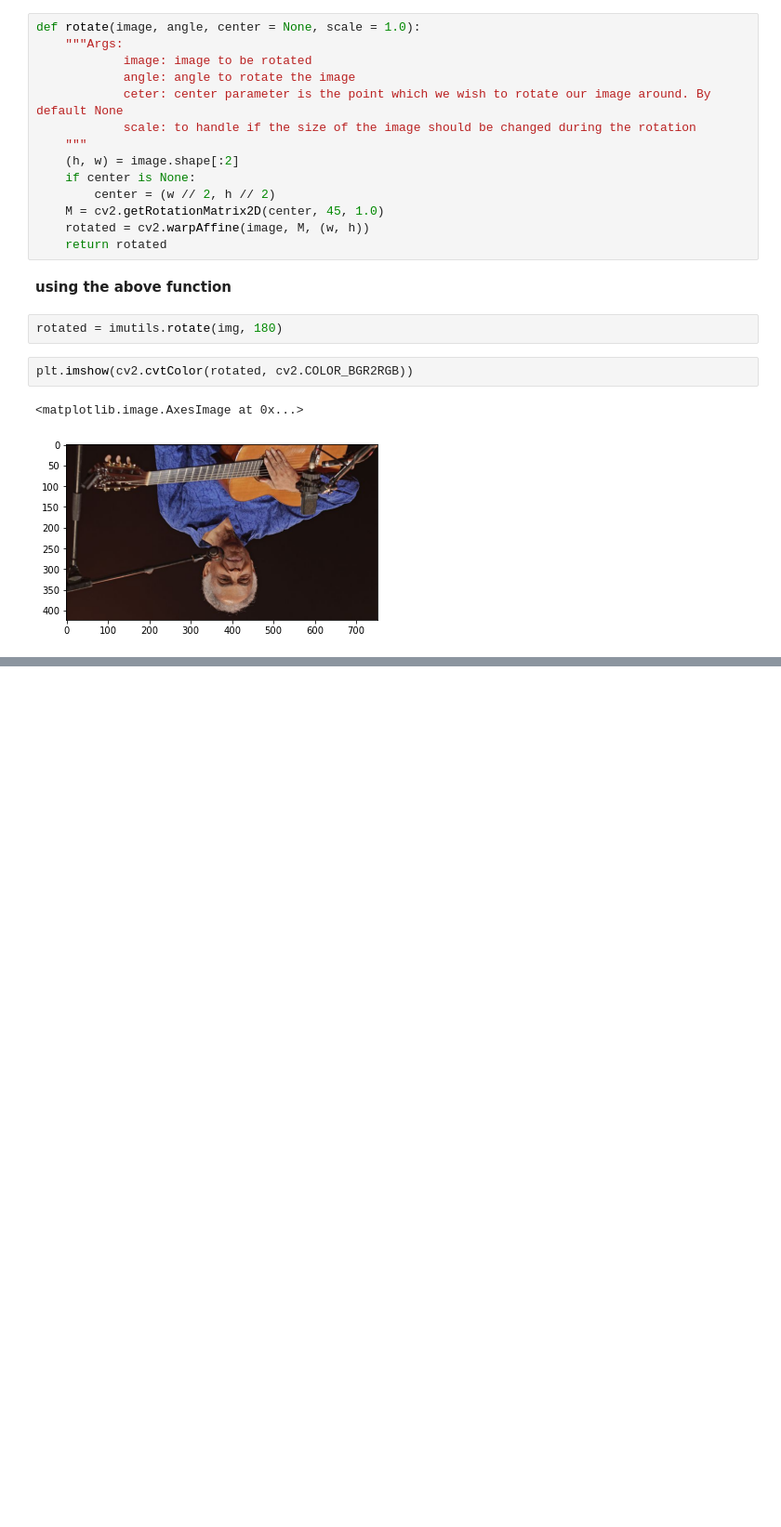
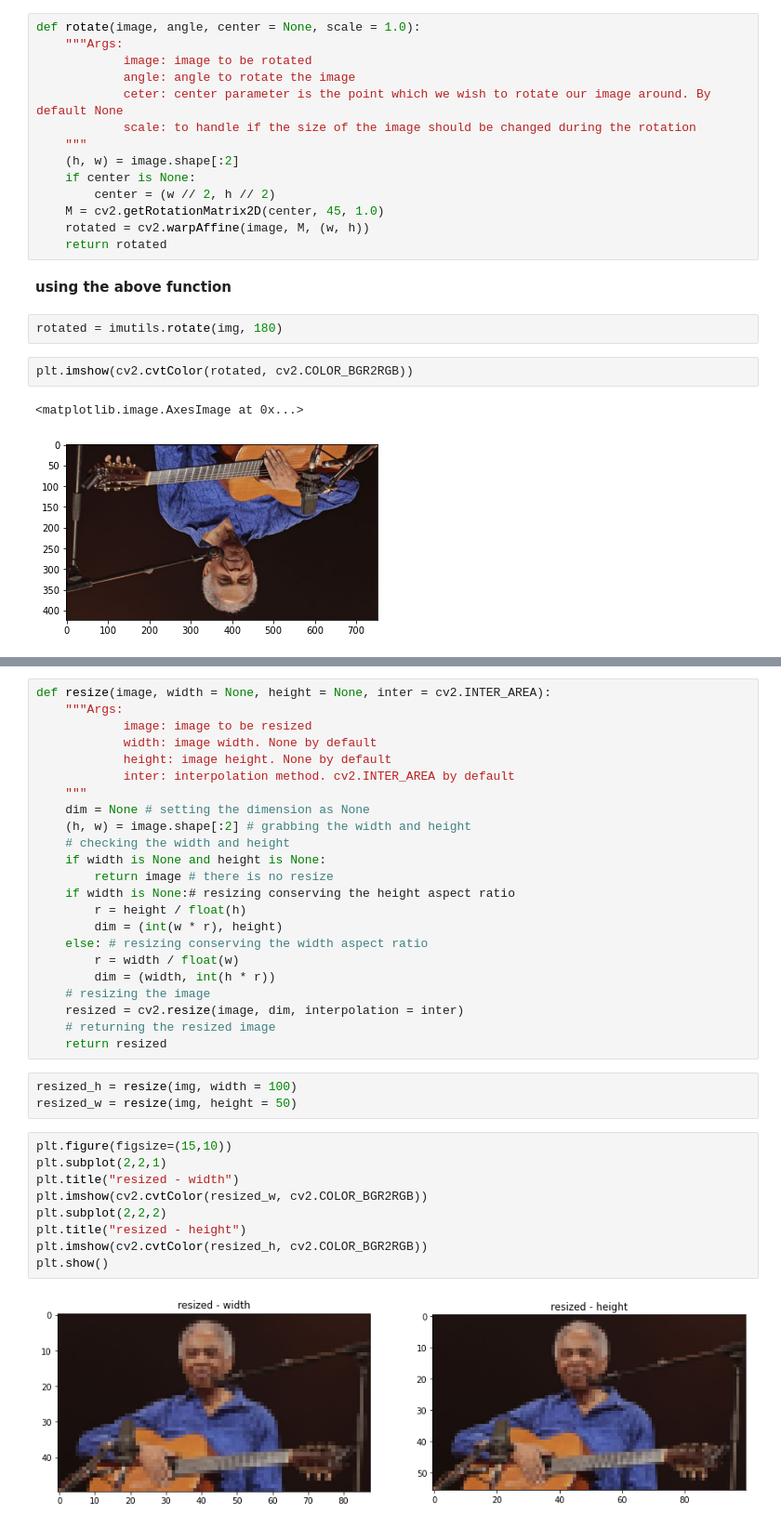
Before and after one commit to IgorMeloS/OpenCV_Training, a Jupyter notebook: OpenCV/1 - Basics OpenCV/image_transformation.ipynb, the cells around one changed output, grey strips where cells are left out. Shown at 93% size. Saved outputs shown, nothing was run; the diff lists cells and outputs as text; blank space fills up the shorter version.

```diff
--- a/OpenCV/1 - Basics OpenCV/image_transformation.ipynb
+++ b/OpenCV/1 - Basics OpenCV/image_transformation.ipynb
@@ -127,0 +177,37 @@ plt.imshow(cv2.cvtColor(rotated, cv2.COLOR_BGR2RGB))
+# %%
+def resize(image, width = None, height = None, inter = cv2.INTER_AREA):
+    """Args:
+            image: image to be resized
+            width: image width. None by default
+            height: image height. None by default
+            inter: interpolation method. cv2.INTER_AREA by default
+    """
+    dim = None # setting the dimension as None
+    (h, w) = image.shape[:2] # grabbing the width and height
+    # checking the width and height
+    if width is None and height is None:
+        return image # there is no resize
+    if width is None:# resizing conserving the height aspect ratio
+        r = height / float(h)
+        dim = (int(w * r), height)
+    else: # resizing conserving the width aspect ratio
+        r = width / float(w)
+        dim = (width, int(h * r))
+    # resizing the image
+    resized = cv2.resize(image, dim, interpolation = inter)
+    # returning the resized image
+    return resized
+# %%
+resized_h = resize(img, width = 100)
+resized_w = resize(img, height = 50)
+# %%
+plt.figure(figsize=(15,10))
+plt.subplot(2,2,1)
+plt.title("resized - width")
+plt.imshow(cv2.cvtColor(resized_w, cv2.COLOR_BGR2RGB))
+plt.subplot(2,2,2)
+plt.title("resized - height")
+plt.imshow(cv2.cvtColor(resized_h, cv2.COLOR_BGR2RGB))
+plt.show()
+# %% [output]
+[figure, added]
```
Also changed, not shown: parts of 24 cells of this notebook.
